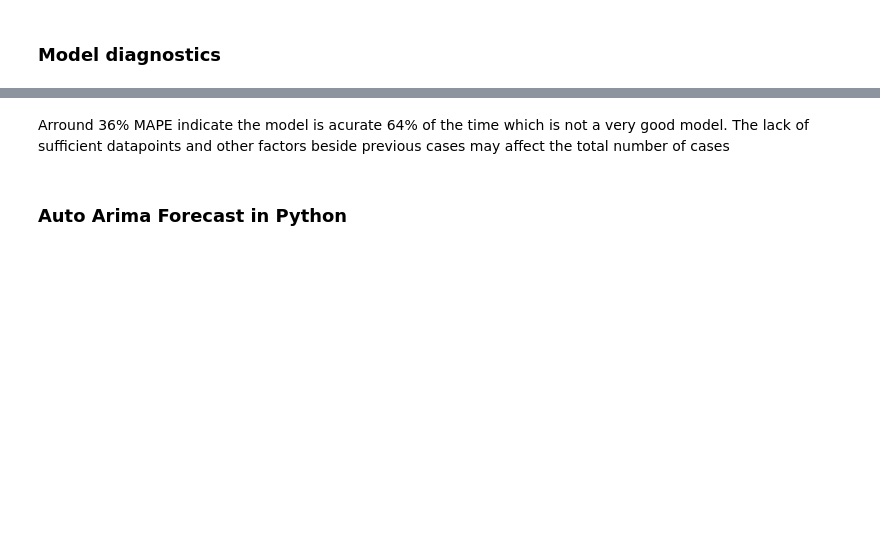
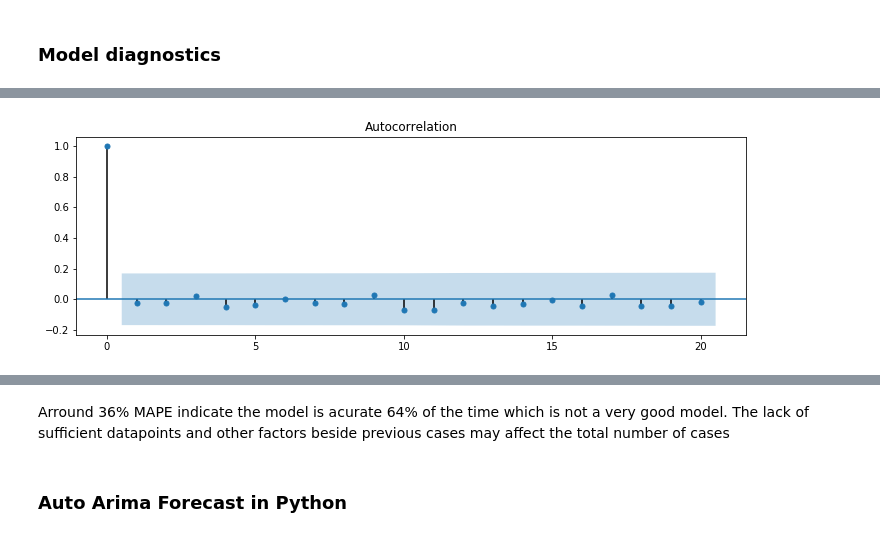
Before and after one commit to menlodoug/Final_Project, a Jupyter notebook: Machine Learning/arima_cases_prediction.ipynb, the cells around one changed output, grey strips where cells are left out. Drawn from its saved outputs; the diff is of its cells as text; code cells hidden in the pictures; blank space fills up the shorter version.

```diff
--- a/Machine Learning/arima_cases_prediction.ipynb
+++ b/Machine Learning/arima_cases_prediction.ipynb
@@ -308,0 +287,13 @@ max    1097.173562
+# %%
+# plot residual errors
+# all the patterns should be captured by the model
+# only randomess should be in the residuals
+residuals = pd.DataFrame(model_fit.resid)
+
+# Plot residuals
+fig = plt.figure(figsize=(12, 8))
+ax1 = fig.add_subplot(211)
+# # acf plot for autocorrelation
+fig = plot_acf(model_fit.resid, lags=20, ax=ax1)
+# %% [output]
+[figure, added]
```
Also changed, not shown: parts of 16 cells of this notebook, 4 other files.
